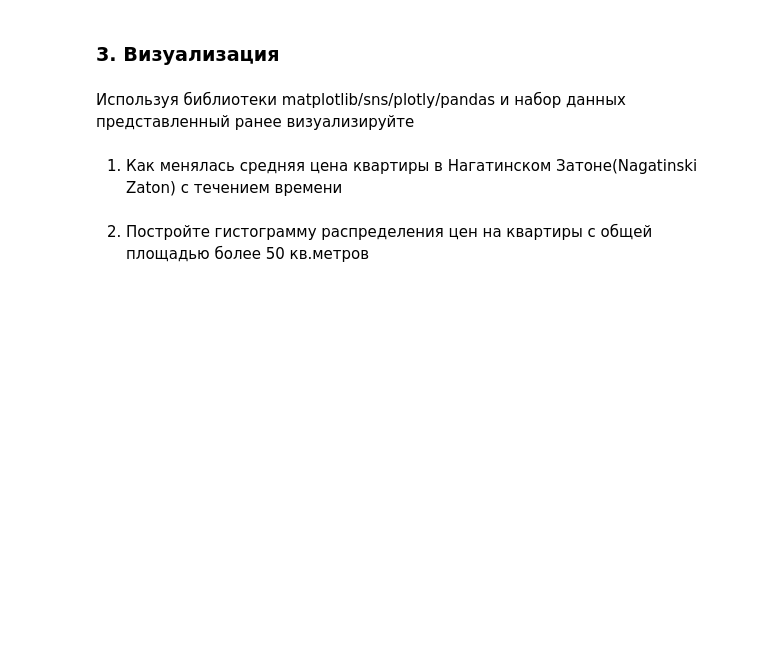
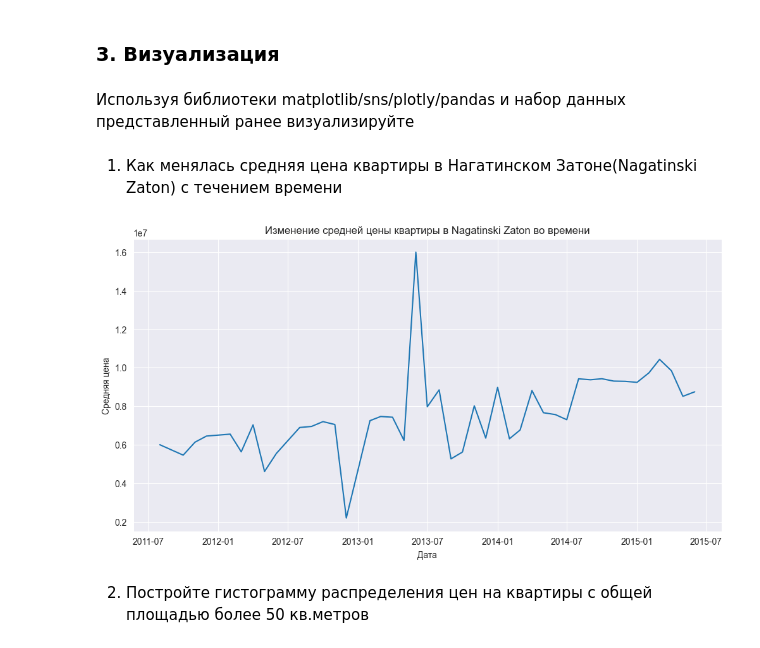
Before and after one commit to al1vel/ml, a Jupyter notebook: Lab1-4.ipynb, the cells around one changed output. Cells and saved outputs as stored; diff of their text form; code cells hidden in the pictures; blank space fills up the shorter version.

```diff
--- a/Lab1-4.ipynb
+++ b/Lab1-4.ipynb
@@ -61,6 +174,6 @@ sub_area - название района
 # %%
 import pandas as pd
 # %%
-# Load dataset here
+df = pd.read_csv('data/russian-housing-market.csv')# Load dataset here
 # %% [markdown]
 1. Посчитайте количество записей в датасете с отсутствующей информацией о жилой площади жилого помещения
@@ -67,2 +185,9 @@ import pandas as pd
 # %% [markdown]
 2. Предложите способ заменить отсутствующие значения из пункта 1 и реализуйте его. Способ нужно аргументировать(сказать почему это достаточно хорошее приближение)
+# %%
+# возьмем все записи с известными жилыми и общими площадями. Посчитаем общую пропорцию жилой площади к общей. Для всех отсутствующий жилых площадей прикинем их через полученную пропорцию.
+both_known = (df['life_sq'].notna() & df['full_sq'].notna() & df['full_sq'] > 0)
+avg_prop = (df.loc[both_known, 'life_sq'] / df.loc[both_known, 'full_sq']).mean()
+print(avg_prop)
+df.loc[df['life_sq'].isna(), 'life_sq'] = df.loc[df['life_sq'].isna(), 'full_sq'] * avg_prop
+print("Количество пропусков после замены:", df['life_sq'].isna().sum())
@@ -88,5 +276,23 @@ import pandas as pd
 Используя библиотеки matplotlib/sns/plotly/pandas и набор данных представленный ранее визуализируйте
 # %% [markdown]
 1. Как менялась средняя цена квартиры в Нагатинском Затоне(Nagatinski Zaton) с течением времени
+# %%
+import matplotlib.pyplot as plt
+
+selection = df[df['sub_area'] == 'Nagatinskij Zaton'].copy()
+selection['timestamp'] = pd.to_datetime(selection['timestamp'])
+
+month_avg = selection.groupby(selection['timestamp'].dt.to_period('M'))['price_doc'].mean()
+month_avg.index = month_avg.index.to_timestamp()
+
+# строим график
+plt.figure(figsize=(12, 6))
+plt.plot(month_avg.index, month_avg.values)
+plt.title("Изменение средней цены квартиры в Nagatinski Zaton во времени")
+plt.xlabel("Дата")
+plt.ylabel("Средняя цена")
+plt.show()
+# %% [output]
+[figure, added]
 # %% [markdown]
 2. Постройте гистограмму распределения цен на квартиры с общей площадью более 50 кв.метров
```
Also changed, not shown: parts of 28 cells of this notebook, 1 other file.
